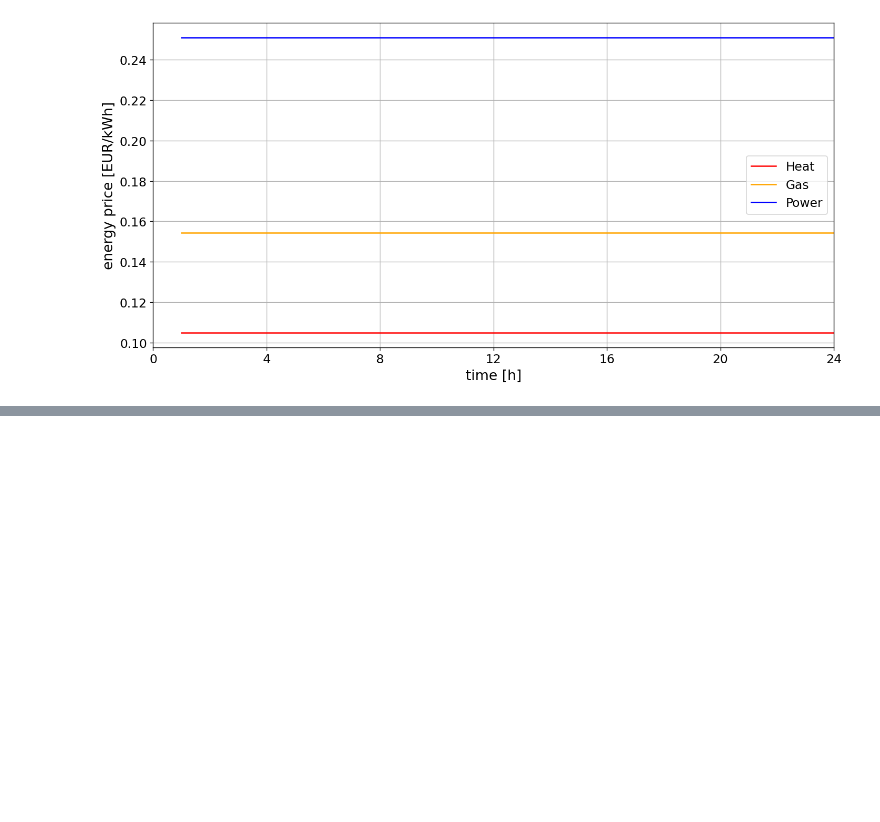
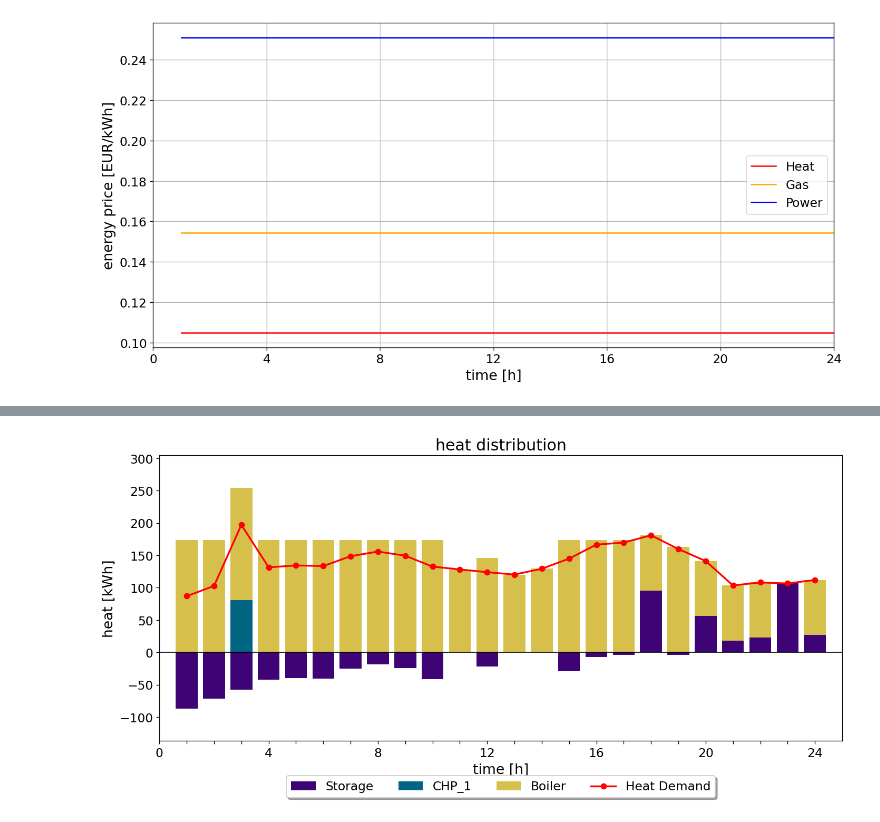
Before and after one commit to 0815Paul/SPMA, a Jupyter notebook: postprocessing/postprocessing.ipynb, the cells around one changed output, grey strips where cells are left out. Drawn from its saved outputs; the diff is of its cells as text; code cells hidden in the pictures; blank space fills up the shorter version.

Commit message:
Added some graphs

```diff
--- a/postprocessing/postprocessing.ipynb
+++ b/postprocessing/postprocessing.ipynb
@@ -187,0 +208,95 @@ plt.show()
+# %%
+import matplotlib.pyplot as plt
+import numpy as np
+import cmasher as cmr
+
+
+# Use the index of the DataFrame as time (hours)
+hours = combinded_df.index
+
+# Extract the data
+chp1 = combinded_df['Scenario1.chp1.heat']
+chp2 = combinded_df['Scenario1.chp2.heat']
+boiler = combinded_df['Scenario1.boiler1.heat']
+storage_in = -combinded_df['Scenario1.heat_storage1.heat_charge']  # Negative for charging operations
+storage_out = combinded_df['Scenario1.heat_storage1.heat_discharge']  # Positive for discharging
+storage = storage_in + storage_out  # Net storage flow
+hd = combinded_df['Scenario1.heat_demand']  # Heat demand (line plot)
+
+# Set colors with cmasher
+colors = cmr.take_cmap_colors('cmr.rainforest', N=4, cmap_range=(0.2, 0.8))
+storage_color = colors[0]
+chp1_color = colors[1]
+chp2_color = colors[2]
+boiler_color = colors[3]
+
+# Create the figure and axis
+fig, ax = plt.subplots(figsize=(12, 6), dpi=120)
+
+# Initialize cumulative sums for stacking
+pos_bottom = np.zeros(len(hours))
+neg_bottom = np.zeros(len(hours))
+
+# Components to plot
+components = [
+    (storage, 'Storage', storage_color),
+    (chp1, 'CHP_1', chp1_color),
+    (chp2, 'CHP_2', chp2_color),
+    (boiler, 'Boiler', boiler_color),
+]
+
+# To avoid duplicate labels in the legend
+handles = []
+labels = []
+
+# Plot each component
+for data_component, label, color in components:
+    data_component = np.array(data_component)
+    # Separate positive and negative values
+    pos_values = np.where(data_component > 0, data_component, 0)
+    neg_values = np.where(data_component < 0, data_component, 0)
+    # Plot positive values
+    if np.any(pos_values):
+        bars = ax.bar(hours, pos_values, bottom=pos_bottom, color=color)
+        pos_bottom += pos_values
+        # Only add label if not already added
+        if label not in labels:
+            handles.append(bars[0])
+            labels.append(label)
+    # Plot negative values
+    if np.any(neg_values):
+        bars = ax.bar(hours, neg_values, bottom=neg_bottom, color=color)
+        neg_bottom += neg_values
+        # Only add label if not already added
+        if label not in labels:
+            handles.append(bars[0])
+            labels.append(label)
+
+# Plot the line for Heat Demand
+line_hd, = ax.plot(hours, hd, label='Heat Demand', color='red', marker='o', linewidth=2)
+handles.append(line_hd)
+labels.append('Heat Demand')
+
+# Add horizontal line at y=0
+ax.axhline(0, color='black', linewidth=1)
+
+# Set axis labels and title
+# Set Axis Properties
+set_axis_properties(ax, 'heat distribution', 'heat [kWh]', 'time [h]', fontsize_title, fontsize_label)
+
+# Adjust the grid, ticks, and axis limits
+ax.grid(False)
+ax.set_xticks(np.arange(0, 25, 1))  # X-axis with hours
+ax.set_xlim([0, 25])  # Set the X range
+ax.set_ylim([neg_bottom.min() - 50, pos_bottom.max() + 50])  # Adjust Y range based on data
+ax.tick_params(axis='both', labelsize=fontsize_ticks)
+
+# Add the legend
+ax.legend(handles, labels, loc='upper center', bbox_to_anchor=(0.5, -0.1),
+          fancybox=True, shadow=True, ncol=4, fontsize=fontsize_ticks)
+
+# Show the plot
+plt.tight_layout()
+plt.show()
+# %% [output]
+[figure, added]
```
Also changed, not shown: parts of 1 cell of this notebook.
